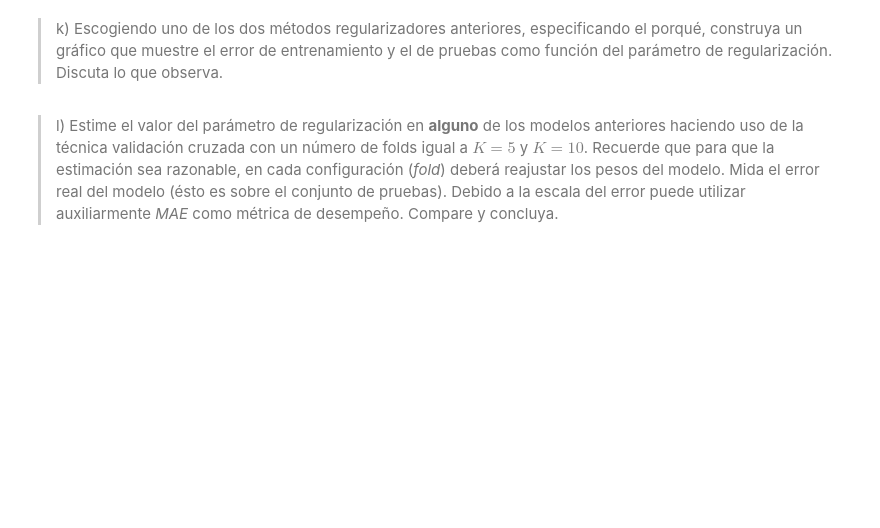
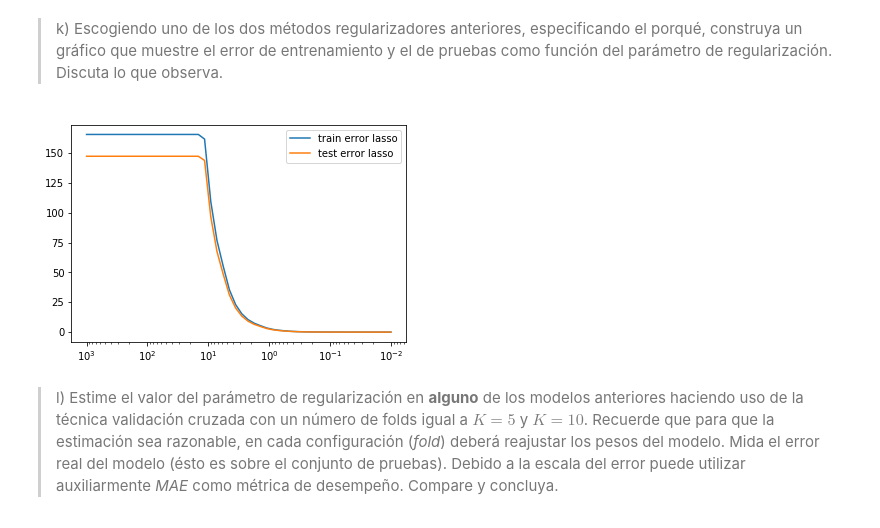
Before and after one commit to LeMythedeSisyphe/MachineLearning-Tarea1, a Jupyter notebook: Tarea 1.ipynb, the cells around one changed output. Saved outputs shown, nothing was run; the diff lists cells and outputs as text; code cells hidden in the pictures; blank space fills up the shorter version.

```diff
--- a/Tarea 1.ipynb
+++ b/Tarea 1.ipynb
@@ -334,25 +334,27 @@ plt.show()
 # %% [markdown]
 > k) Escogiendo uno de los dos métodos regularizadores anteriores, especificando el porqué, construya un gráfico que muestre el error de entrenamiento y el de pruebas como función del parámetro de regularización. Discuta lo que  observa.
 # %%
-alphas_ = #choose it
+alphas_ = np.logspace(-2,3,base=10)
 coefs = []
-model = #choose it
+model = Lasso(fit_intercept=True)
 mse_test = []
 mse_train = []
 for a in alphas_:
     model.set_params(alpha=a)
     model.fit(X_train_scaled, y_train)
     yhat_train = model.predict(X_train_scaled)
     yhat_test = model.predict(X_test_scaled)
     mse_train.append(np.mean(np.power(yhat_train - y_train, 2)))
     mse_test.append(np.mean(np.power(yhat_test - y_test, 2)))
 ax = plt.gca()
-ax.plot(alphas_,mse_train,label='train error ridge/lasso')
-ax.plot(alphas_,mse_test,label='test error ridge/lasso')
+ax.plot(alphas_,mse_train,label='train error lasso')
+ax.plot(alphas_,mse_test,label='test error lasso')
 plt.legend(loc=1)
 ax.set_xscale('log')
 ax.set_xlim(ax.get_xlim()[::-1])
 plt.show()
+# %% [output]
+[figure, added]
 # %% [markdown]
 > l) Estime el valor del parámetro de regularización en **alguno** de los modelos anteriores haciendo uso de la técnica validación cruzada con un número de folds igual a $K= 5$ y $K = 10$. Recuerde que para que la estimación sea razonable, en cada configuración (*fold*) deberá reajustar los pesos del modelo. Mida el error real del modelo (ésto es sobre el conjunto de pruebas). Debido a la escala del error puede utilizar auxiliarmente *MAE* como métrica de desempeño. Compare y concluya.
 # %%
```
